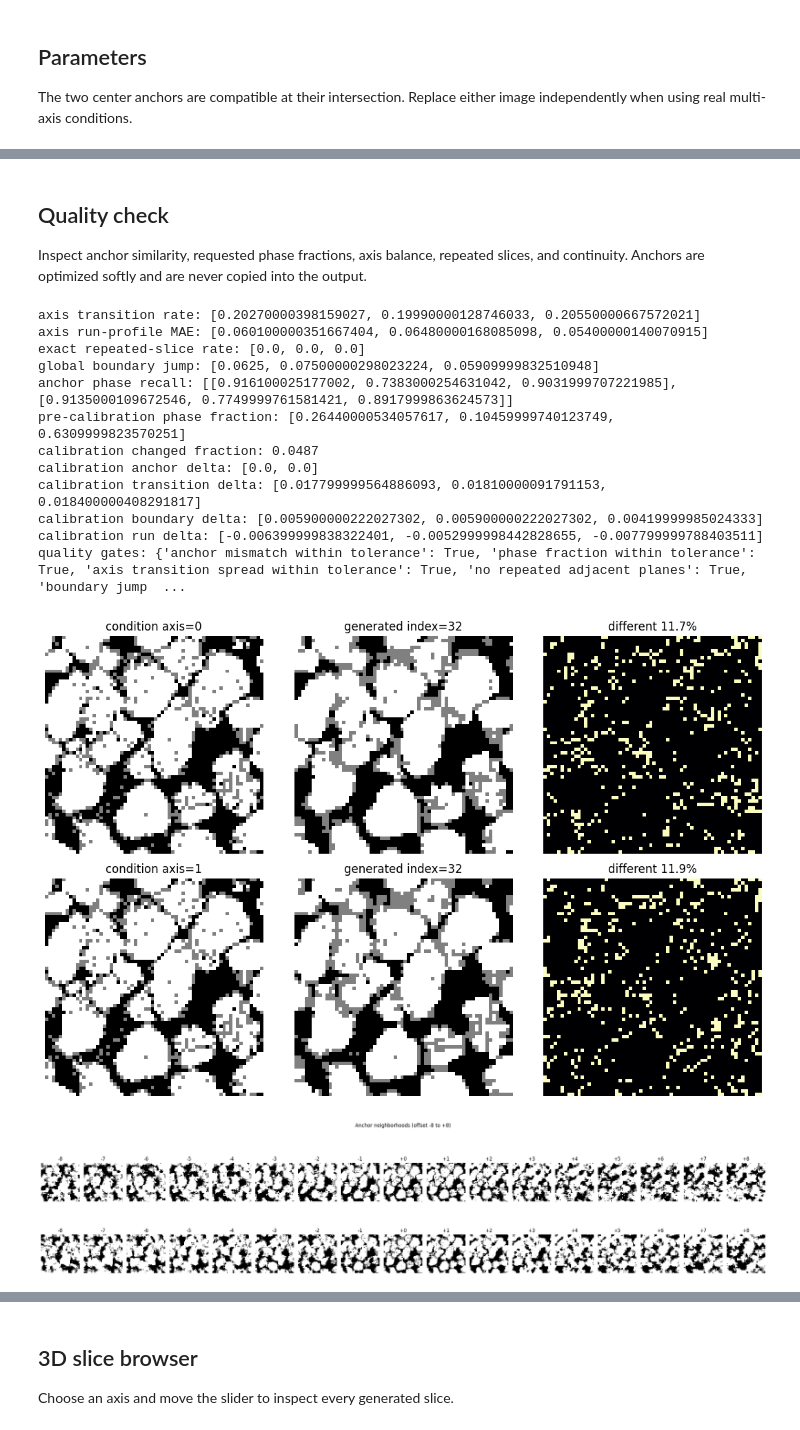
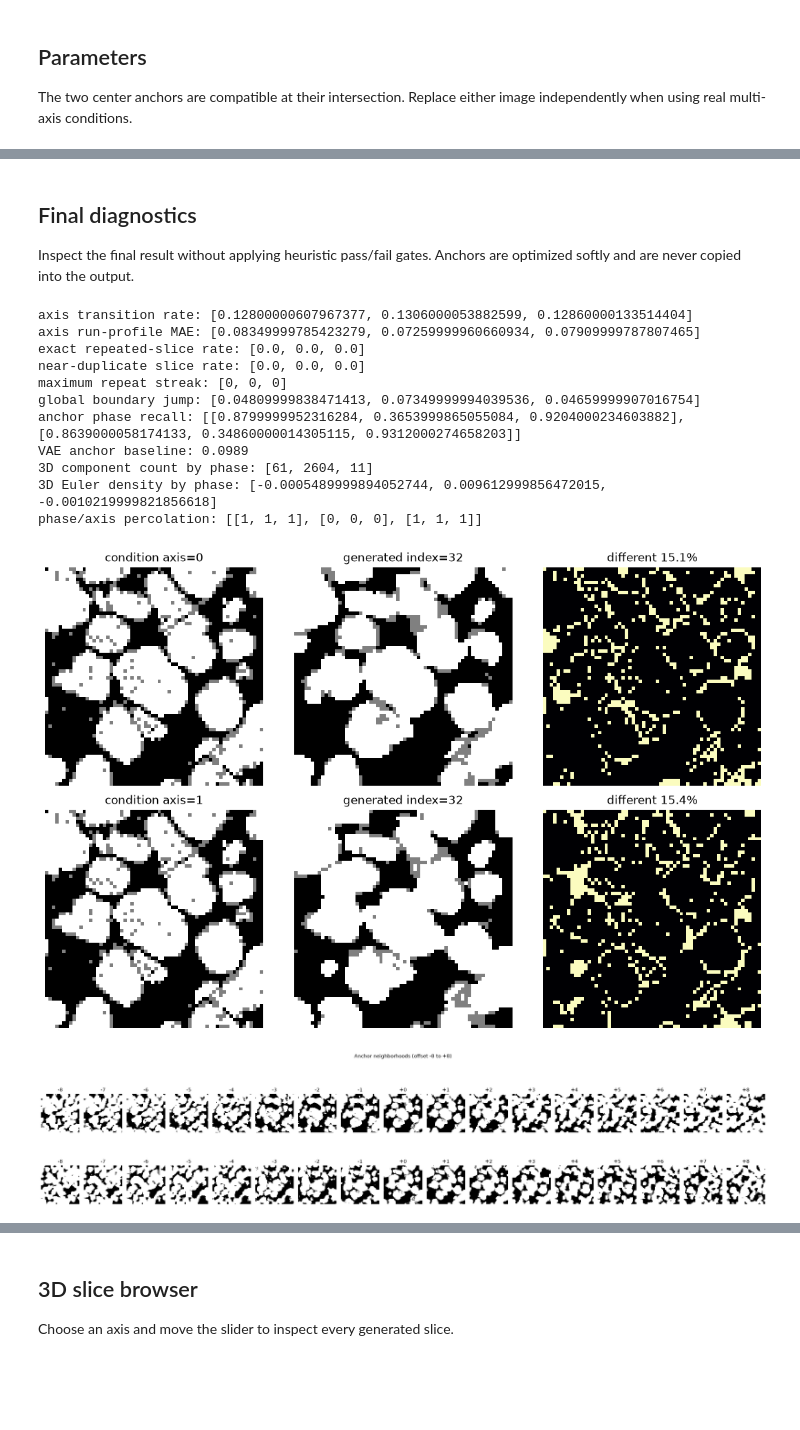
Before and after one commit to phykn/microlad, a Jupyter notebook: notebooks/04_predict.ipynb, the cells around one changed output, grey strips where cells are left out. Drawn from its saved outputs; the diff is of its cells as text; code cells hidden in the pictures; blank space fills up the shorter version.

```diff
--- a/notebooks/04_predict.ipynb
+++ b/notebooks/04_predict.ipynb
@@ -164,45 +135,32 @@ anchor mismatches: [0.11739999800920486, 0.11940000206232071]
 # %% [markdown]
-## Quality check
+## Final diagnostics
 
-Inspect anchor similarity, requested phase fractions, axis balance, repeated slices, and continuity. Anchors are optimized softly and are never copied into the output.
+Inspect the final result without applying heuristic pass/fail gates. Anchors are optimized softly and are never copied into the output.
 # %%
 anchor_mismatches = stats["final_anchor_mismatches"].cpu().numpy()
 anchor_phase_mismatches = stats["final_anchor_phase_mismatches"].cpu().numpy()
-pre_calibration_fraction = stats["pre_calibration_phase_fraction"].cpu().numpy()
-calibration_anchor_delta = stats["calibration_anchor_delta"].cpu().numpy()
-calibration_transition_delta = stats["calibration_transition_delta"].cpu().numpy()
-calibration_boundary_delta = stats["calibration_boundary_delta"].cpu().numpy()
-calibration_run_delta = stats["calibration_run_delta"].cpu().numpy()
 volume_phase_fraction = stats["final_phase_fraction"].cpu().numpy()
 axis_transition_rate = stats["final_axis_transition_rate"].cpu().numpy()
 axis_repeat_rate = stats["final_axis_exact_repeat_rate"].cpu().numpy()
+axis_near_repeat_rate = stats["final_axis_near_repeat_rate"].cpu().numpy()
+axis_repeat_streak = stats["final_axis_max_repeat_streak"].cpu().numpy()
 axis_boundary_jump = stats["final_axis_global_boundary_jump"].cpu().numpy()
 axis_run_mae = stats["final_axis_run_profile_mae"].cpu().numpy()
-
-quality_gates = {
-    "anchor mismatch within tolerance": bool(np.max(anchor_mismatches) <= options.quality.anchor_tolerance),
-    "phase fraction within tolerance": bool(np.max(np.abs(volume_phase_fraction - options.phase_fractions)) <= options.phase_fraction_tolerance),
-    "axis transition spread within tolerance": bool(np.ptp(axis_transition_rate) <= options.quality.morphology_tolerance),
-    "no repeated adjacent planes": bool(np.max(axis_repeat_rate) <= options.quality.repeat_tolerance),
-    "boundary jump within tolerance": bool(np.max(axis_boundary_jump) <= options.quality.continuity_tolerance),
-    "run-profile error within tolerance": bool(np.max(axis_run_mae) <= options.quality.morphology_tolerance),
-    "calibration change within budget": bool(float(stats["calibration_changed_fraction"]) <= options.quality.calibration_budget),
-    "calibration preserves anchor labels": bool(np.all(calibration_anchor_delta == 0)),
-    "anchor near VAE baseline": bool(np.max(anchor_mismatches) <= vae_anchor_mismatch + 0.02),
-}
+component_count = stats["final_component_count"].cpu().numpy()
+euler_3d_density = stats["final_euler_3d_density"].cpu().numpy()
+phase_axis_percolation = stats["final_phase_axis_percolation"].cpu().numpy()
 
 print("axis transition rate:", np.round(axis_transition_rate, 4).tolist())
 print("axis run-profile MAE:", np.round(axis_run_mae, 4).tolist())
 print("exact repeated-slice rate:", np.round(axis_repeat_rate, 4).tolist())
+print("near-duplicate slice rate:", np.round(axis_near_repeat_rate, 4).tolist())
+print("maximum repeat streak:", axis_repeat_streak.astype(int).tolist())
 print("global boundary jump:", np.round(axis_boundary_jump, 4).tolist())
 print("anchor phase recall:", np.round(1.0 - anchor_phase_mismatches, 4).tolist())
-print("pre-calibration phase fraction:", np.round(pre_calibration_fraction, 4).tolist())
-print("calibration changed fraction:", round(float(stats["calibration_changed_fraction"]), 4))
-print("calibration anchor delta:", np.round(calibration_anchor_delta, 4).tolist())
-print("calibration transition delta:", np.round(calibration_transition_delta, 4).tolist())
-print("calibration boundary delta:", np.round(calibration_boundary_delta, 4).tolist())
-print("calibration run delta:", np.round(calibration_run_delta, 4).tolist())
-print("quality gates:", quality_gates)
+print("VAE anchor baseline:", round(vae_anchor_mismatch, 4))
+print("3D component count by phase:", component_count.astype(int).tolist())
+print("3D Euler density by phase:", np.round(euler_3d_density, 6).tolist())
+print("phase/axis percolation:", phase_axis_percolation.astype(int).tolist())
 
 fig, axes = plt.subplots(len(anchors), 3, figsize=(11, 3.6 * len(anchors)), squeeze=False)
 for row, anchor in enumerate(anchors):
@@ -252,43 +210,42 @@ for row, axis_id in enumerate(range(3)):
             vmin=0,
             vmax=args.num_phases - 1,
             interpolation="nearest",
         )
         axes[row, column].set_title(f"axis {axis_id} / {index}")
         axes[row, column].axis("off")
 plt.tight_layout()
 
 fig, profile_axis = plt.subplots(figsize=(10, 3.5))
 for axis_id in range(3):
     adjacent_change = [
         np.mean(
             take_slice(volume_np, axis_id, index)
             != take_slice(volume_np, axis_id, index - 1)
         )
         for index in range(1, volume_np.shape[axis_id])
     ]
     profile_axis.plot(range(1, volume_np.shape[axis_id]), adjacent_change, label=f"axis {axis_id}")
 for anchor_index in sorted({anchor.index for anchor in anchors}):
     profile_axis.axvline(anchor_index, color="black", linestyle="--", alpha=0.4)
 profile_axis.set(
     title="Adjacent-slice change around anchors",
     xlabel="slice index",
     ylabel="changed voxel fraction",
 )
 profile_axis.legend()
 profile_axis.grid(alpha=0.2)
 plt.tight_layout()
 # %% [output]
-axis transition rate: [0.20270000398159027, 0.19990000128746033, 0.20550000667572021]
-axis run-profile MAE: [0.060100000351667404, 0.06480000168085098, 0.05400000140070915]
+axis transition rate: [0.12800000607967377, 0.1306000053882599, 0.12860000133514404]
+axis run-profile MAE: [0.08349999785423279, 0.07259999960660934, 0.07909999787807465]
 exact repeated-slice rate: [0.0, 0.0, 0.0]
-global boundary jump: [0.0625, 0.07500000298023224, 0.05909999832510948]
-anchor phase recall: [[0.916100025177002, 0.7383000254631042, 0.9031999707221985], [0.9135000109672546, 0.7749999761581421, 0.8917999863624573]]
-pre-calibration phase fraction: [0.26440000534057617, 0.10459999740123749, 0.6309999823570251]
-calibration changed fraction: 0.0487
-calibration anchor delta: [0.0, 0.0]
-calibration transition delta: [0.017799999564886093, 0.01810000091791153, 0.018400000408291817]
-calibration boundary delta: [0.005900000222027302, 0.005900000222027302, 0.00419999985024333]
-calibration run delta: [-0.006399999838322401, -0.0052999998442828655, -0.007799999788403511]
-quality gates: {'anchor mismatch within tolerance': True, 'phase fraction within tolerance': True, 'axis transition spread within tolerance': True, 'no repeated adjacent planes': True, 'boundary jump  ...
+near-duplicate slice rate: [0.0, 0.0, 0.0]
+maximum repeat streak: [0, 0, 0]
+global boundary jump: [0.04809999838471413, 0.07349999994039536, 0.04659999907016754]
+anchor phase recall: [[0.8799999952316284, 0.3653999865055084, 0.9204000234603882], [0.8639000058174133, 0.34860000014305115, 0.9312000274658203]]
+VAE anchor baseline: 0.0989
+3D component count by phase: [61, 2604, 11]
+3D Euler density by phase: [-0.0005489999894052744, 0.009612999856472015, -0.0010219999821856618]
+phase/axis percolation: [[1, 1, 1], [0, 0, 0], [1, 1, 1]]
-[figure, old version]
+[figure, new version]
-[figure, old version]
+[figure, new version]
```
Also changed, not shown: parts of 4 cells of this notebook, 13 other files.
